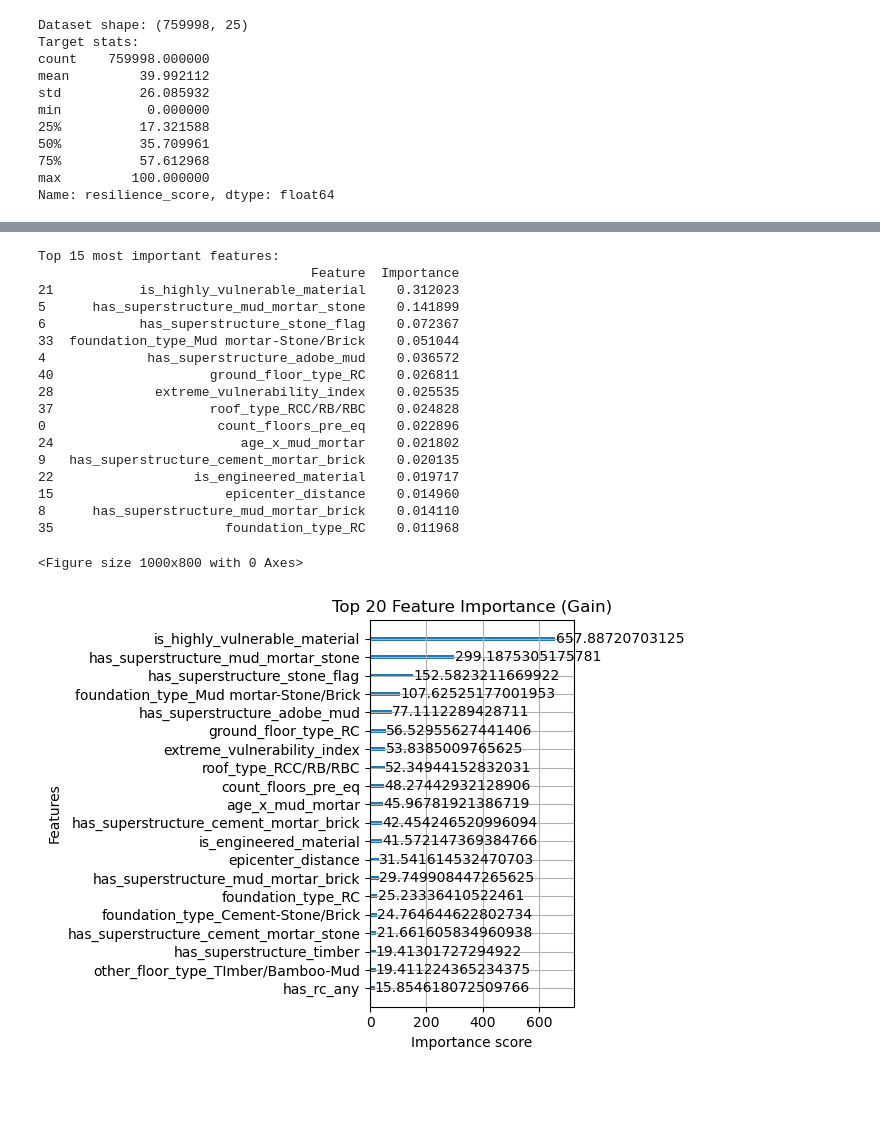
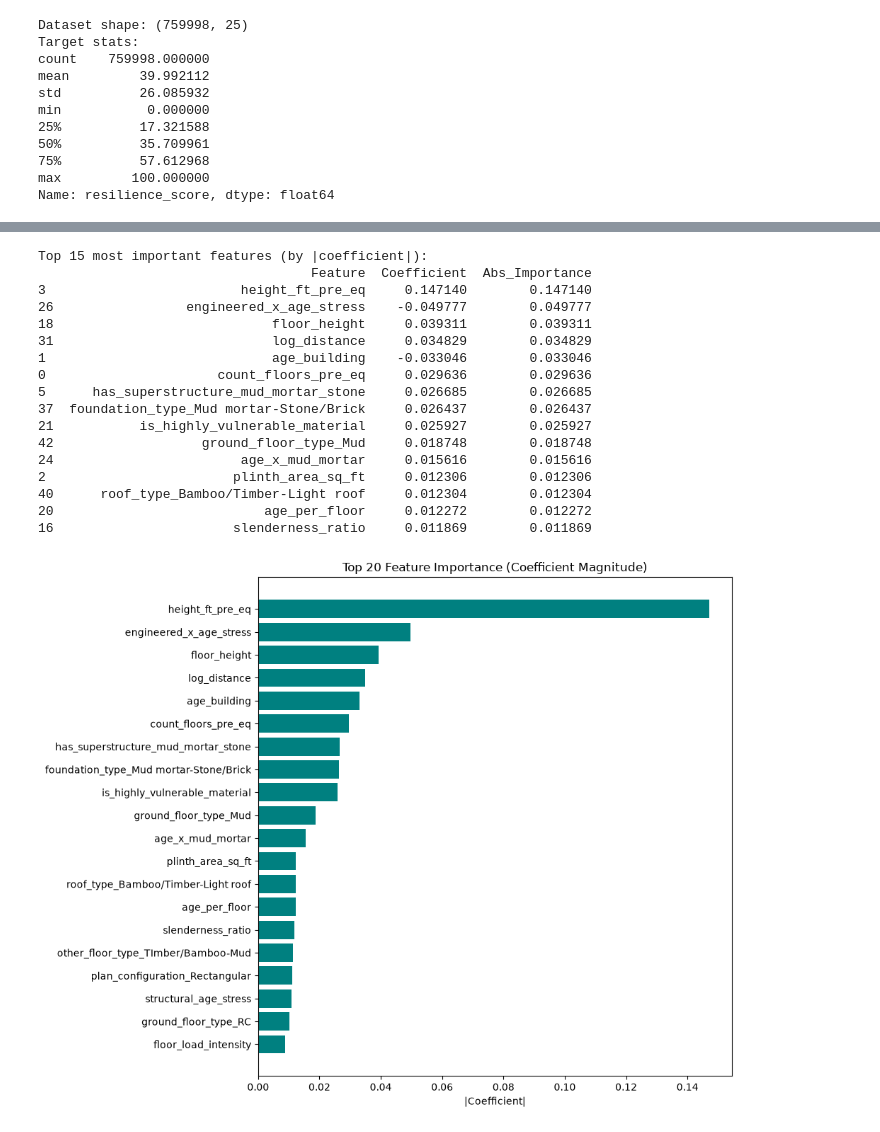
Before and after one commit to Mhk-debug/ResilienceAI, a Jupyter notebook: training/xgb_regressor_improved.ipynb, the cells around one changed output, grey strips where cells are left out. Drawn from its saved outputs; the diff is of its cells as text; code cells hidden in the pictures; blank space fills up the shorter version.

```diff
--- a/training/xgb_regressor_improved.ipynb
+++ b/training/xgb_regressor_improved.ipynb
@@ -44,7 +44,6 @@ df["damage_grade_ordinal"] = (
 
 df.drop(columns=["resilience_score", "damage_grade"], inplace=True)
 # %%
-# IMPROVED ENGINEERED FEATURES
 # Based on feature importance analysis from sample runs
 
 # Original engineered features
@@ -78,5 +77,10 @@ df['has_rc_any'] = (
      (df['has_superstructure_rc_non_engineered'] == 1)).astype(int)
 )
 
+df['inverse_distance'] = 1.0 / (df['epicenter_distance'] + 1)
+df['log_distance'] = np.log1p(df['epicenter_distance'])
+df['distance_x_vulnerability'] = df['inverse_distance'] * df['is_highly_vulnerable_material']
+df['distance_x_age'] = df['inverse_distance'] * df['age_building']
+
 print('Total features:', len(df.columns))
 # %% [output]
@@ -163,41 +177,41 @@ from sklearn.metrics import median_absolute_error
 # %%
-# Feature importance
-from xgboost import plot_importance
-
+# Feature importance (coefficient magnitude)
 feature_importances = pd.DataFrame({
     'Feature': X_train.columns,
-    'Importance': regressor.feature_importances_
-}).sort_values(by='Importance', ascending=False)
+    'Coefficient': model.coef_.flatten(),
+    'Abs_Importance': np.abs(model.coef_).flatten()
+}).sort_values(by='Abs_Importance', ascending=False)
 
-print('\nTop 15 most important features:')
+print('\nTop 15 most important features (by |coefficient|):')
 print(feature_importances.head(15))
 
 plt.figure(figsize=(10, 8))
-plot_importance(regressor, max_num_features=20, importance_type='gain')
-plt.title('Top 20 Feature Importance (Gain)')
+plt.barh(feature_importances.head(20)['Feature'][::-1],
+        feature_importances.head(20)['Abs_Importance'][::-1], color='teal')
+plt.xlabel('|Coefficient|')
+plt.title('Top 20 Feature Importance (Coefficient Magnitude)')
 plt.tight_layout()
 plt.savefig('feature_importance.png', dpi=150, bbox_inches='tight')
 plt.show()
 # %% [output]
-Top 15 most important features:
-                                   Feature  Importance
-21           is_highly_vulnerable_material    0.312023
-5      has_superstructure_mud_mortar_stone    0.141899
-6            has_superstructure_stone_flag    0.072367
-33  foundation_type_Mud mortar-Stone/Brick    0.051044
-4             has_superstructure_adobe_mud    0.036572
-40                    ground_floor_type_RC    0.026811
-28             extreme_vulnerability_index    0.025535
-37                    roof_type_RCC/RB/RBC    0.024828
-0                      count_floors_pre_eq    0.022896
-24                        age_x_mud_mortar    0.021802
-9   has_superstructure_cement_mortar_brick    0.020135
-22                  is_engineered_material    0.019717
-15                      epicenter_distance    0.014960
-8      has_superstructure_mud_mortar_brick    0.014110
-35                      foundation_type_RC    0.011968
+Top 15 most important features (by |coefficient|):
+                                   Feature  Coefficient  Abs_Importance
+3                         height_ft_pre_eq     0.147140        0.147140
+26                 engineered_x_age_stress    -0.049777        0.049777
+18                            floor_height     0.039311        0.039311
+31                            log_distance     0.034829        0.034829
+1                             age_building    -0.033046        0.033046
+0                      count_floors_pre_eq     0.029636        0.029636
+5      has_superstructure_mud_mortar_stone     0.026685        0.026685
+37  foundation_type_Mud mortar-Stone/Brick     0.026437        0.026437
+21           is_highly_vulnerable_material     0.025927        0.025927
+42                   ground_floor_type_Mud     0.018748        0.018748
+24                        age_x_mud_mortar     0.015616        0.015616
+2                        plinth_area_sq_ft     0.012306        0.012306
+40      roof_type_Bamboo/Timber-Light roof     0.012304        0.012304
+20                           age_per_floor     0.012272        0.012272
+16                       slenderness_ratio     0.011869        0.011869
-<Figure size 1000x800 with 0 Axes>
-[figure, old version]
+[figure, new version]
 # %%
 # Create an inspection DataFrame
 df_inspect = pd.DataFrame({
```
Also changed, not shown: parts of 8 cells of this notebook, 36 other files.
